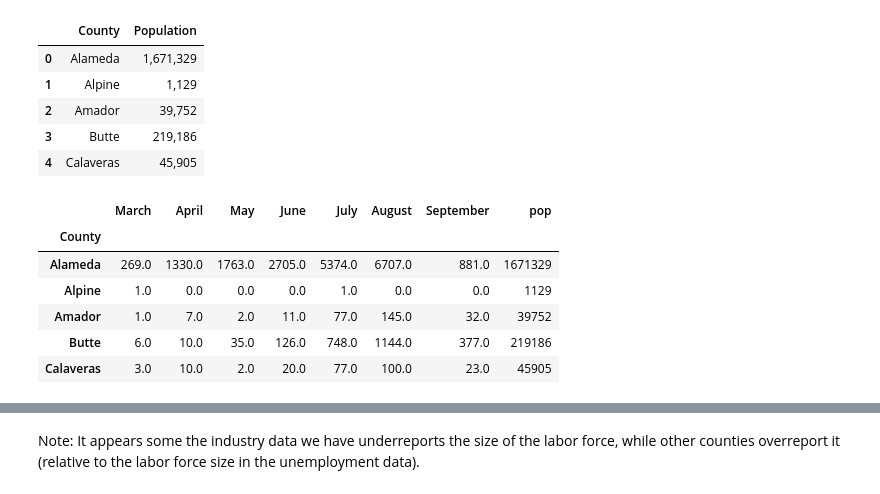
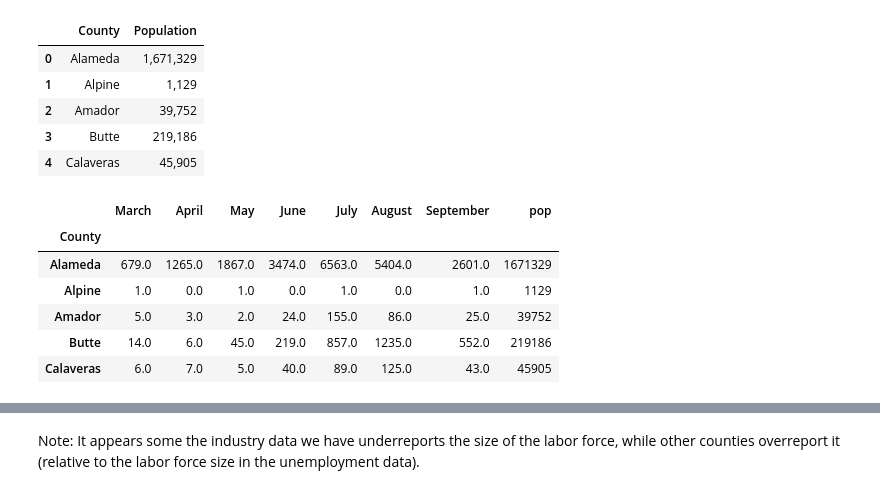
Before and after one commit to extremelime/covid19, a Jupyter notebook: code/covid_workbook.ipynb, the cells around one changed output, grey strips where cells are left out. Saved outputs shown, nothing was run; the diff lists cells and outputs as text; code cells hidden in the pictures.

```diff
--- a/code/covid_workbook.ipynb
+++ b/code/covid_workbook.ipynb
@@ -26,3 +23,8 @@ def readapi(url):
+# %%
+period = list(range(3,end+1))
+period_m=list()
+for i in period:
+    period_m.append(list(calendar.month_name)[i])
 # %% [markdown]
 ## Geospatial data
 # %%
@@ -81,8 +83,8 @@ monthlyemployment_df.tail()
 # %%
 # https://www.labormarketinfo.edd.ca.gov/data/monthly-data-release.html
 unemployment_df = pd.read_csv('../datasets/unemployment_edd.csv')
-period = [3,4,5,6,7,8]
-unemployment_df = unemployment_df[(unemployment_df['areatype']==4) & (unemployment_df['periodyear']>2019) & (unemployment_df['Adjusted']=='Not adj')& (unemployment_df['period'].isin(period))]
+# limit to 2020
+unemployment_df = unemployment_df[(unemployment_df['areatype']==4) & (unemployment_df['periodyear']==2020) & (unemployment_df['Adjusted']=='Not adj')& (unemployment_df['period'].isin(period))]
 unemployment_df['areaname'] = unemployment_df['areaname'].str.replace(' County','')
 unemployment_df = unemployment_df.set_index('areaname',drop=True).sort_index().drop(columns=['stfips','areatype','area', 'periodyear', 'periodtype', 'Adjusted', 'Preliminary', 'benchmark'])
 unemployment_gdf = counties_gdf.join(unemployment_df).drop(columns=['ALAND','AWATER','INTPTLAT','INTPTLON'])
@@ -112,3 +101,13 @@ coviddata.head()
+# %%
+# Cases https://data.chhs.ca.gov/dataset/covid-19-time-series-metrics-by-county-and-state
+
+coviddata = pd.read_csv('../datasets/covid19cases_test.csv')
+coviddata["month"] = pd.to_datetime(coviddata["date"]).dt.month
+coviddata["year"] = pd.to_datetime(coviddata["date"]).dt.year
+coviddata.rename(columns={'area':'county'},inplace=True)
+
+# limit to 2020
+coviddata=coviddata[(coviddata.year==2020) & (coviddata['month'].isin(period))]
 # %% [markdown]
 ## Population data
 # %%
@@ -125,23 +124,23 @@ pop_df.head()
 | 4 | Calaveras | 45,905 |
 # %%
 # create dataframe of new cases by month
-monthlycases_df=coviddata.groupby(["county","datemonth"]).sum()["newcountconfirmed"].unstack()
+monthlycases_df=coviddata.groupby(["county","month"]).sum()["cases"].unstack()
 for column in monthlycases_df.columns:
     monthlycases_df.rename(columns={column:calendar.month_name[column]},inplace=True)
 
 monthlycases_df=monthlycases_df.merge(pop_df, left_on='county', right_on='County').set_index('County',drop=True)
 monthlycases_df.rename(columns={'Population':'pop'},inplace=True)
 monthlycases_df['pop']=monthlycases_df['pop'].str.replace(',','').astype(int)
 
 monthlycases_df.head()
 # %% [output]
 |  | March | April | May | June | July | August | September | pop |
 | County |  |  |  |  |  |  |  |  |
-| Alameda | 269.0 | 1330.0 | 1763.0 | 2705.0 | 5374.0 | 6707.0 | 881.0 | 1671329 |
-| Alpine | 1.0 | 0.0 | 0.0 | 0.0 | 1.0 | 0.0 | 0.0 | 1129 |
-| Amador | 1.0 | 7.0 | 2.0 | 11.0 | 77.0 | 145.0 | 32.0 | 39752 |
-| Butte | 6.0 | 10.0 | 35.0 | 126.0 | 748.0 | 1144.0 | 377.0 | 219186 |
-| Calaveras | 3.0 | 10.0 | 2.0 | 20.0 | 77.0 | 100.0 | 23.0 | 45905 |
+| Alameda | 679.0 | 1265.0 | 1867.0 | 3474.0 | 6563.0 | 5404.0 | 2601.0 | 1671329 |
+| Alpine | 1.0 | 0.0 | 1.0 | 0.0 | 1.0 | 0.0 | 1.0 | 1129 |
+| Amador | 5.0 | 3.0 | 2.0 | 24.0 | 155.0 | 86.0 | 25.0 | 39752 |
+| Butte | 14.0 | 6.0 | 45.0 | 219.0 | 857.0 | 1235.0 | 552.0 | 219186 |
+| Calaveras | 6.0 | 7.0 | 5.0 | 40.0 | 89.0 | 125.0 | 43.0 | 45905 |
 # %%
 # Plot Covid Cases per 100k by month
 df = pd.DataFrame((monthlycases_df.iloc[:,:-1].div(monthlycases_df['pop'], axis=0)*100000).stack(level=0)).reset_index()
```
Also changed, not shown: parts of 19 cells of this notebook, 18 other files.
